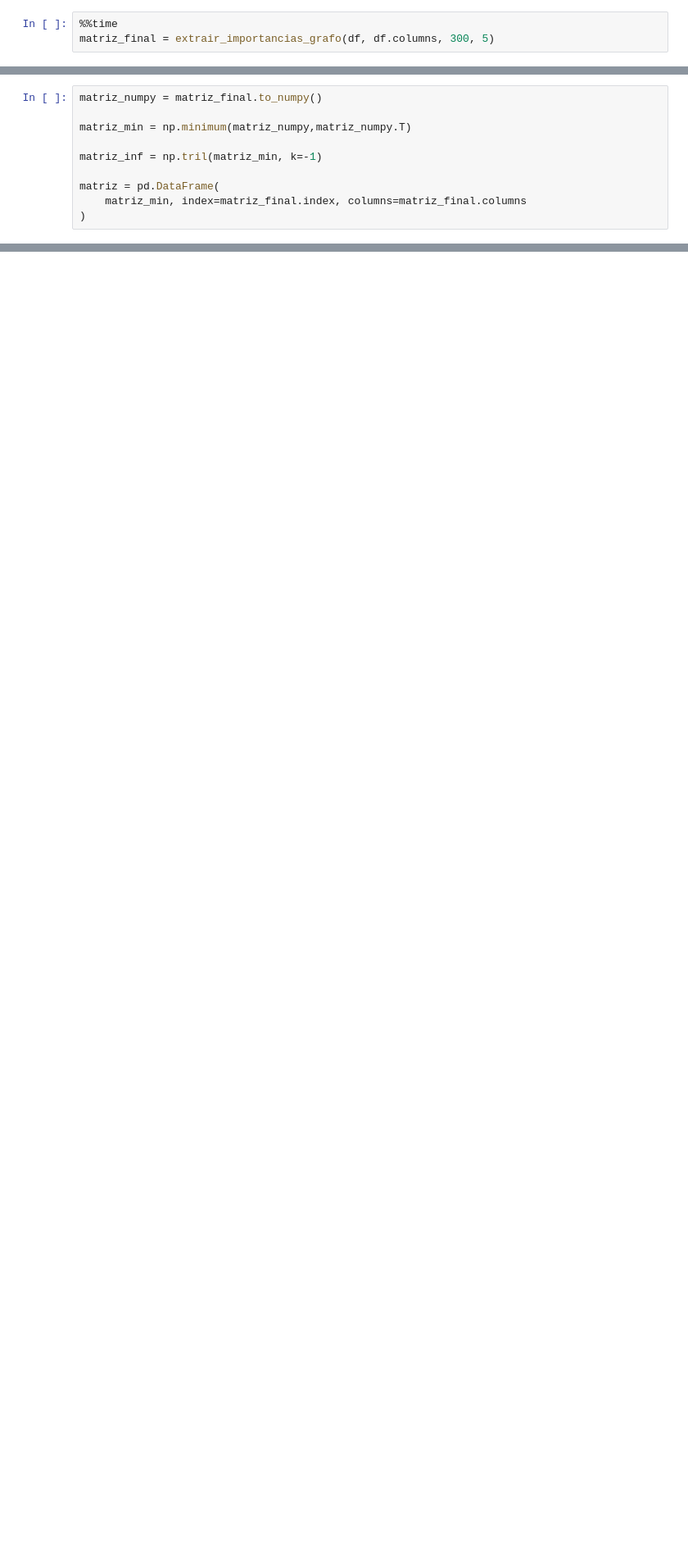
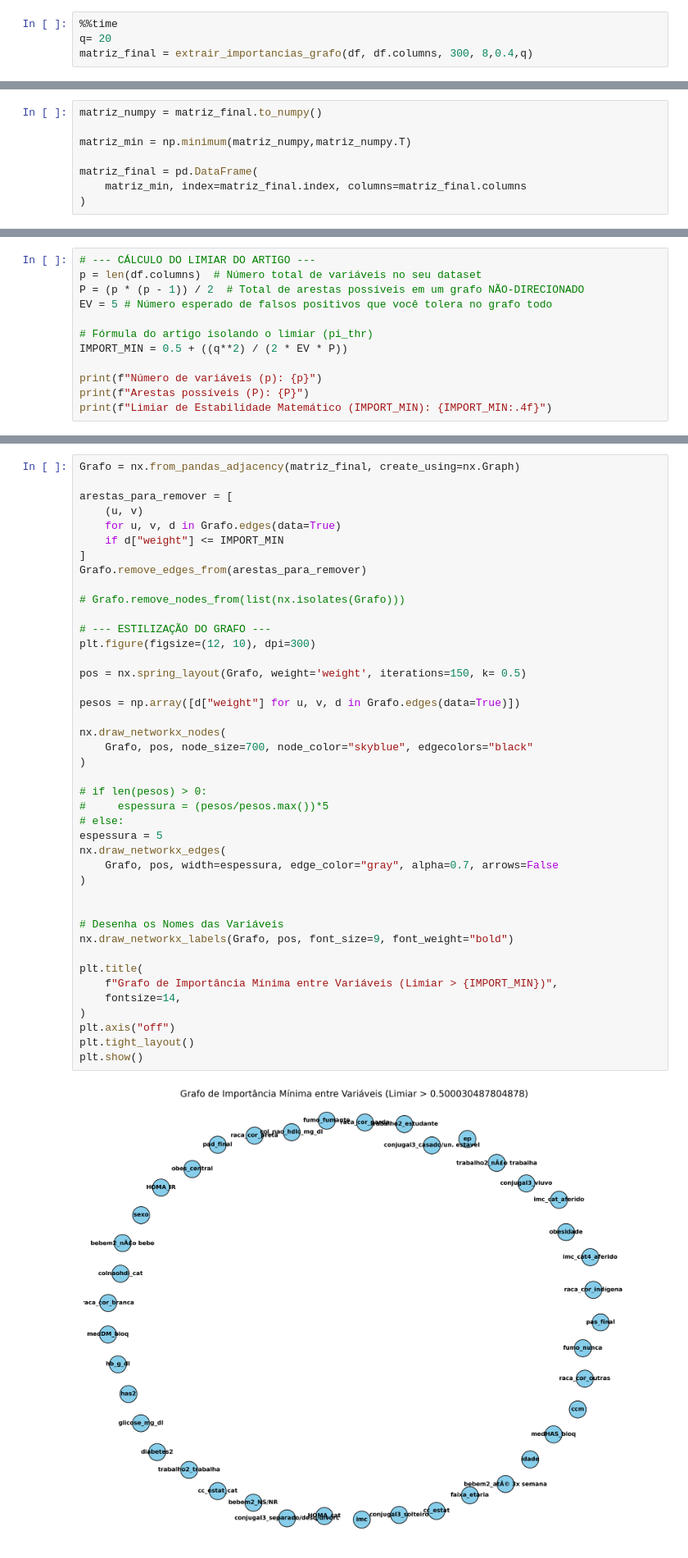
Before and after one commit to BenvenutiMateus/Genetica, a Jupyter notebook: Mateus/GRaFo.ipynb, the cells around one changed output, grey strips where cells are left out. Shown at 82% size. Drawn from its saved outputs; the diff is of its cells as text; blank space fills up the shorter version.

```diff
--- a/Mateus/GRaFo.ipynb
+++ b/Mateus/GRaFo.ipynb
@@ -51,5 +108,6 @@ def extrair_importancias_grafo(df, alvos, num_trees=500, iteracoes=50, fracao_am
     return matriz_estabilidade
 # %%
 %%time
-matriz_final = extrair_importancias_grafo(df, df.columns, 300, 5)
+q= 20
+matriz_final = extrair_importancias_grafo(df, df.columns, 300, 8,0.4,q)
 # %% [output]
@@ -96,8 +120,6 @@ matriz_numpy = matriz_final.to_numpy()
 
 matriz_min = np.minimum(matriz_numpy,matriz_numpy.T)
 
-matriz_inf = np.tril(matriz_min, k=-1)
-
-matriz = pd.DataFrame(
+matriz_final = pd.DataFrame(
     matriz_min, index=matriz_final.index, columns=matriz_final.columns
 )
@@ -149,0 +147,12 @@ plt.show()
+# %%
+# --- CÁLCULO DO LIMIAR DO ARTIGO ---
+p = len(df.columns)  # Número total de variáveis no seu dataset
+P = (p * (p - 1)) / 2  # Total de arestas possíveis em um grafo NÃO-DIRECIONADO
+EV = 5 # Número esperado de falsos positivos que você tolera no grafo todo
+
+# Fórmula do artigo isolando o limiar (pi_thr)
+IMPORT_MIN = 0.5 + ((q**2) / (2 * EV * P))
+
+print(f"Número de variáveis (p): {p}")
+print(f"Arestas possíveis (P): {P}")
+print(f"Limiar de Estabilidade Matemático (IMPORT_MIN): {IMPORT_MIN:.4f}")
@@ -149,0 +163,44 @@ plt.show()
+# %%
+Grafo = nx.from_pandas_adjacency(matriz_final, create_using=nx.Graph)
+
+arestas_para_remover = [
+    (u, v)
+    for u, v, d in Grafo.edges(data=True)
+    if d["weight"] <= IMPORT_MIN
+]
+Grafo.remove_edges_from(arestas_para_remover)
+
+# Grafo.remove_nodes_from(list(nx.isolates(Grafo)))
+
+# --- ESTILIZAÇÃO DO GRAFO ---
+plt.figure(figsize=(12, 10), dpi=300)
+
+pos = nx.spring_layout(Grafo, weight='weight', iterations=150, k= 0.5)
+
+pesos = np.array([d["weight"] for u, v, d in Grafo.edges(data=True)])
+
+nx.draw_networkx_nodes(
+    Grafo, pos, node_size=700, node_color="skyblue", edgecolors="black"
+)
+
+# if len(pesos) > 0:
+#     espessura = (pesos/pesos.max())*5
+# else:
+espessura = 5
+nx.draw_networkx_edges(
+    Grafo, pos, width=espessura, edge_color="gray", alpha=0.7, arrows=False
+)
+
+
+# Desenha os Nomes das Variáveis
+nx.draw_networkx_labels(Grafo, pos, font_size=9, font_weight="bold")
+
+plt.title(
+    f"Grafo de Importância Mínima entre Variáveis (Limiar > {IMPORT_MIN})",
+    fontsize=14,
+)
+plt.axis("off")
+plt.tight_layout()
+plt.show()
+# %% [output]
+[figure, added]
```
Also changed, not shown: parts of 9 cells of this notebook.
